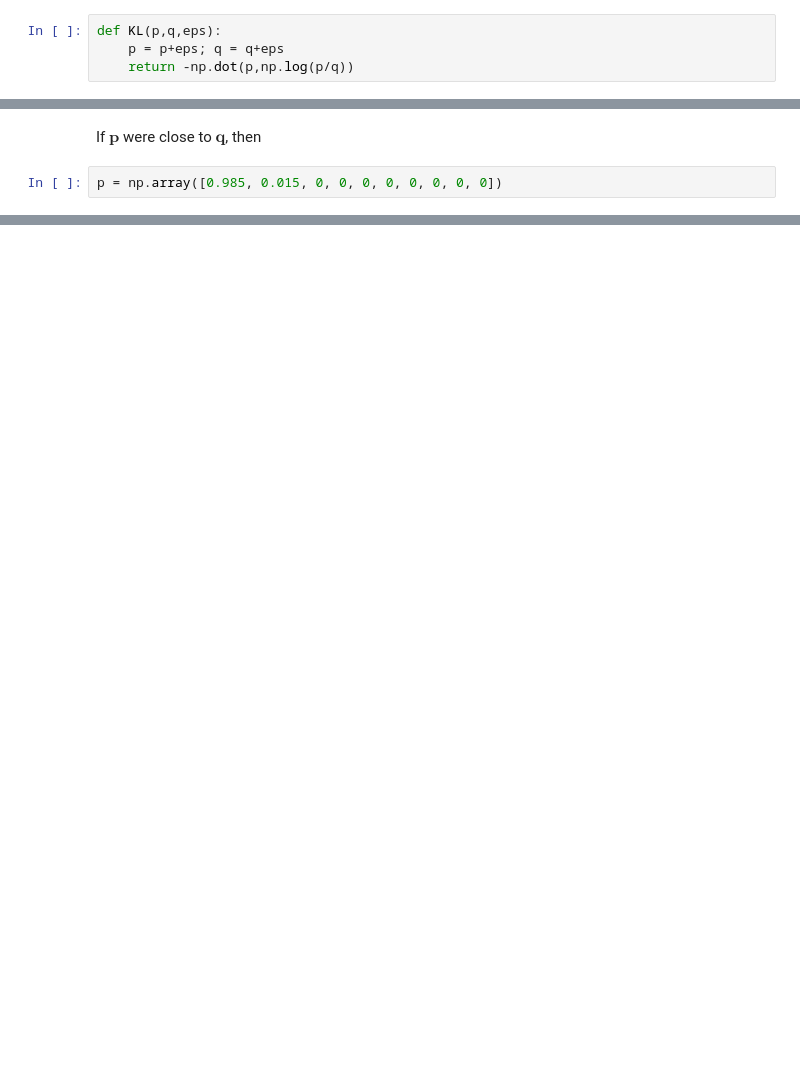
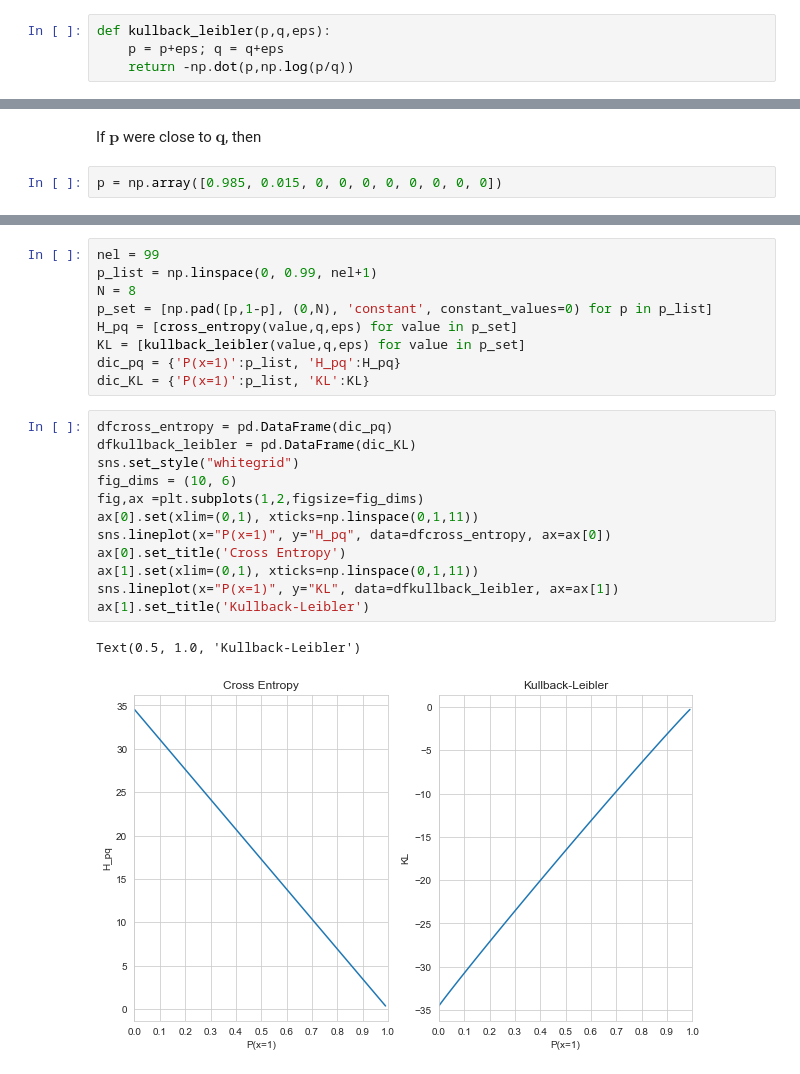
Before and after one commit to pbranco1987/blog, a Jupyter notebook: _notebooks/2020-10-29-blog.ipynb, the cells around one changed output, grey strips where cells are left out. Saved outputs shown, nothing was run; the diff lists cells and outputs as text; blank space fills up the shorter version.

```diff
--- a/_notebooks/2020-10-29-blog.ipynb
+++ b/_notebooks/2020-10-29-blog.ipynb
@@ -40,7 +40,7 @@ def cross_entropy(p,q,eps):
     q = q+eps
     return -np.dot(p,np.log(q))
 # %%
-def KL(p,q,eps):
+def kullback_leibler(p,q,eps):
     p = p+eps; q = q+eps
     return -np.dot(p,np.log(p/q))
 # %%
@@ -132,0 +149,24 @@ cross_entropy(p,q,eps)
+# %%
+nel = 99
+p_list = np.linspace(0, 0.99, nel+1)
+N = 8
+p_set = [np.pad([p,1-p], (0,N), 'constant', constant_values=0) for p in p_list]
+H_pq = [cross_entropy(value,q,eps) for value in p_set]
+KL = [kullback_leibler(value,q,eps) for value in p_set]
+dic_pq = {'P(x=1)':p_list, 'H_pq':H_pq}
+dic_KL = {'P(x=1)':p_list, 'KL':KL}
+# %%
+dfcross_entropy = pd.DataFrame(dic_pq)
+dfkullback_leibler = pd.DataFrame(dic_KL)
+sns.set_style("whitegrid")
+fig_dims = (10, 6)
+fig,ax =plt.subplots(1,2,figsize=fig_dims)
+ax[0].set(xlim=(0,1), xticks=np.linspace(0,1,11))
+sns.lineplot(x="P(x=1)", y="H_pq", data=dfcross_entropy, ax=ax[0])
+ax[0].set_title('Cross Entropy')
+ax[1].set(xlim=(0,1), xticks=np.linspace(0,1,11))
+sns.lineplot(x="P(x=1)", y="KL", data=dfkullback_leibler, ax=ax[1])
+ax[1].set_title('Kullback-Leibler')
+# %% [output]
+Text(0.5, 1.0, 'Kullback-Leibler')
+[figure, added]
```
Also changed, not shown: parts of 12 cells of this notebook.
